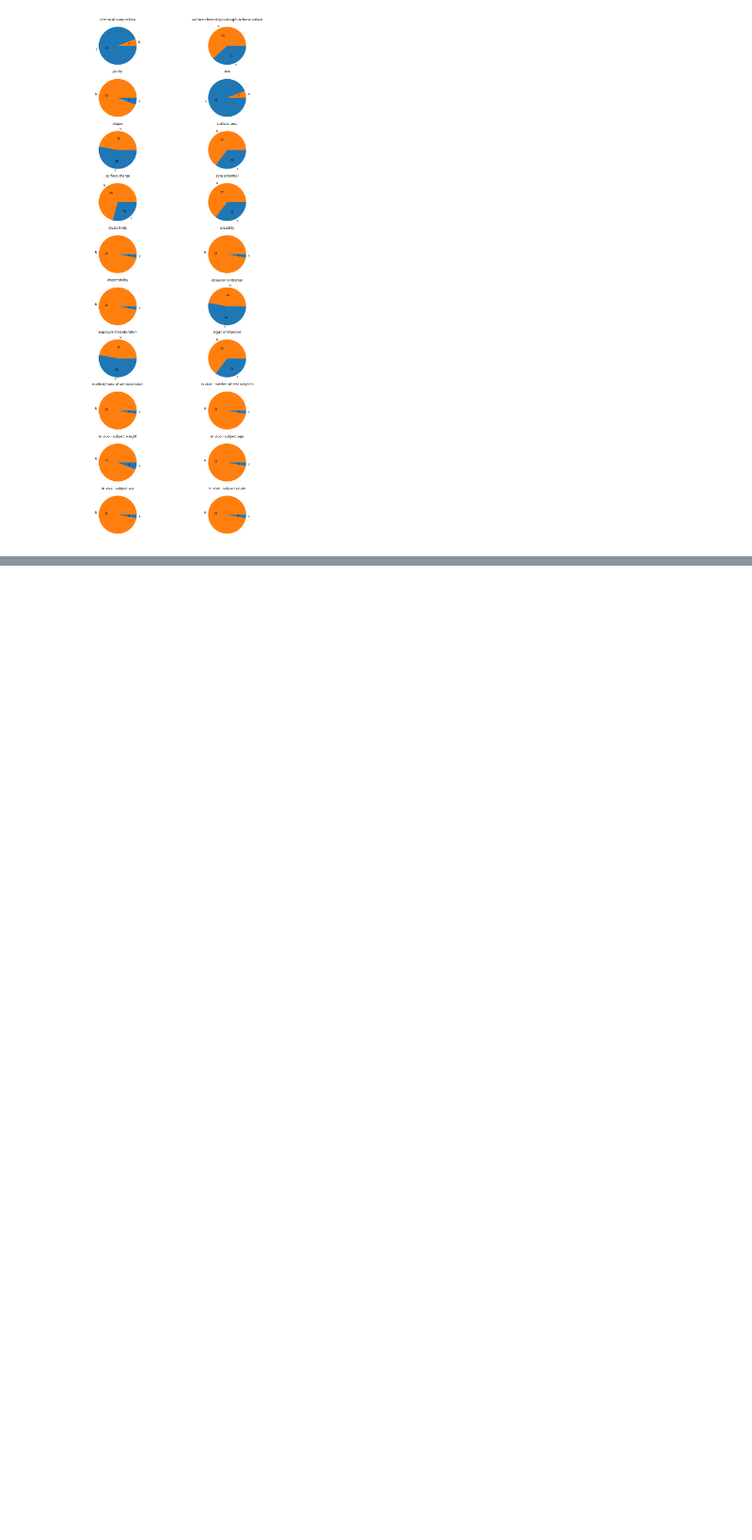
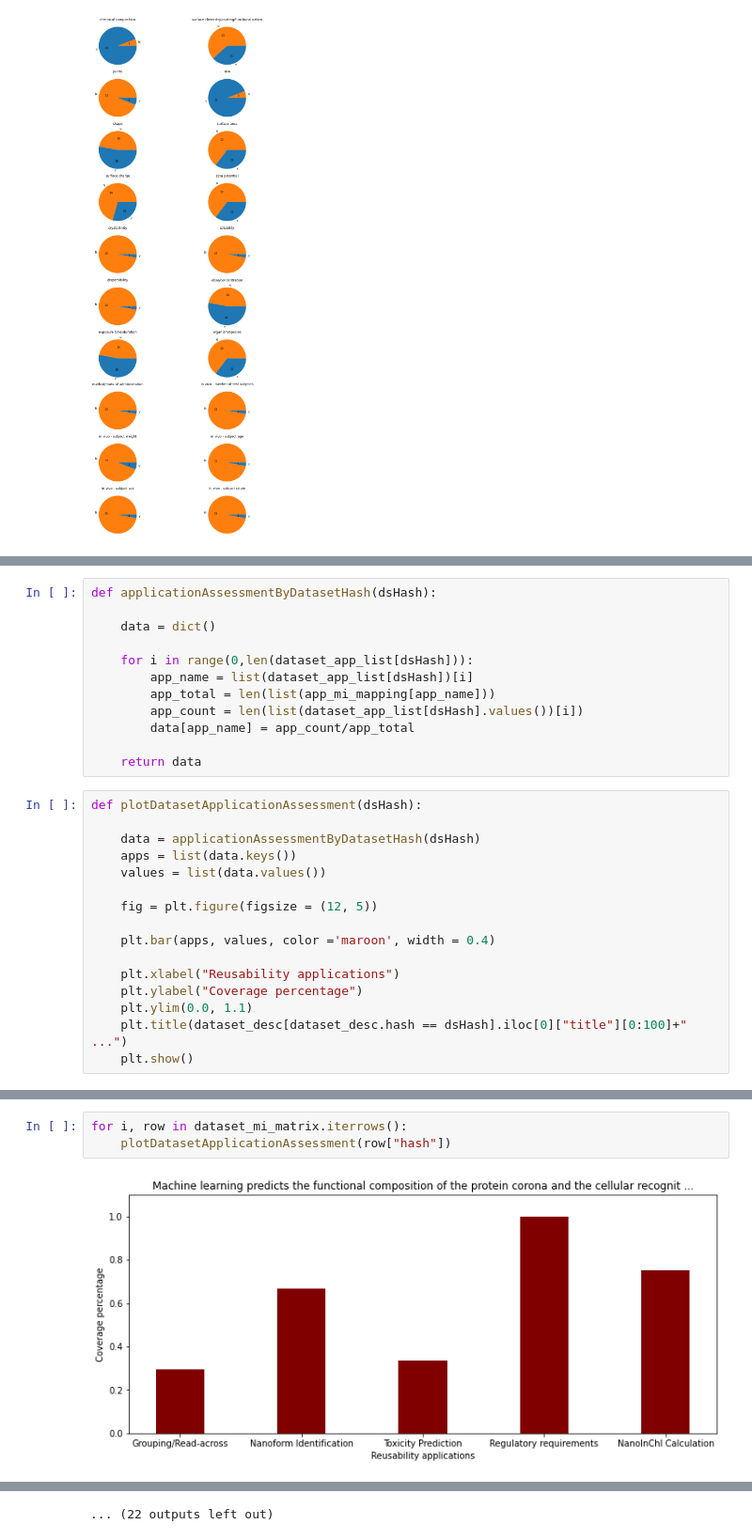
Before and after one commit to ammar257ammar/Nanosafety-data-reusability-34-datasets, a Jupyter notebook: notebook.ipynb, the cells around one changed output, grey strips where cells are left out. Shown at 94% size. Saved outputs shown, nothing was run; the diff lists cells and outputs as text; blank space fills up the shorter version.

Commit message:
update data analysis in the notebook

```diff
--- a/notebook.ipynb
+++ b/notebook.ipynb
@@ -349,0 +392,28 @@ for i in range(1,30):
+# %%
+def applicationAssessmentByDatasetHash(dsHash):
+
+    data = dict()
+
+    for i in range(0,len(dataset_app_list[dsHash])):
+        app_name = list(dataset_app_list[dsHash])[i]
+        app_total = len(list(app_mi_mapping[app_name]))
+        app_count = len(list(dataset_app_list[dsHash].values())[i])
+        data[app_name] = app_count/app_total
+
+    return data
+# %%
+def plotDatasetApplicationAssessment(dsHash):
+
+    data = applicationAssessmentByDatasetHash(dsHash)
+    apps = list(data.keys())
+    values = list(data.values())
+
+    fig = plt.figure(figsize = (12, 5))
+
+    plt.bar(apps, values, color ='maroon', width = 0.4)
+
+    plt.xlabel("Reusability applications")
+    plt.ylabel("Coverage percentage")
+    plt.ylim(0.0, 1.1)
+    plt.title(dataset_desc[dataset_desc.hash == dsHash].iloc[0]["title"][0:100]+" ...")
+    plt.show()
@@ -349,0 +454,5 @@ for i in range(1,30):
+# %%
+for i, row in dataset_mi_matrix.iterrows():
+    plotDatasetApplicationAssessment(row["hash"])
+# %% [output]
+[figure, added]
@@ -349,0 +470 @@ for i in range(1,30):
+... (22 outputs left out)
```
Also changed, not shown: parts of 19 cells of this notebook.
